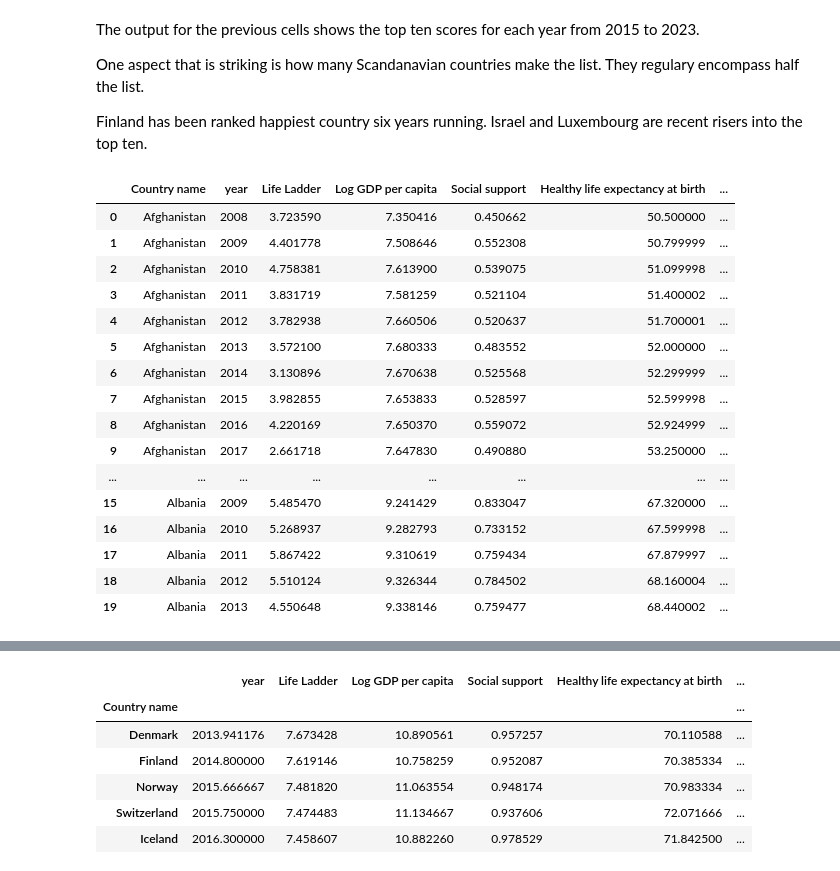
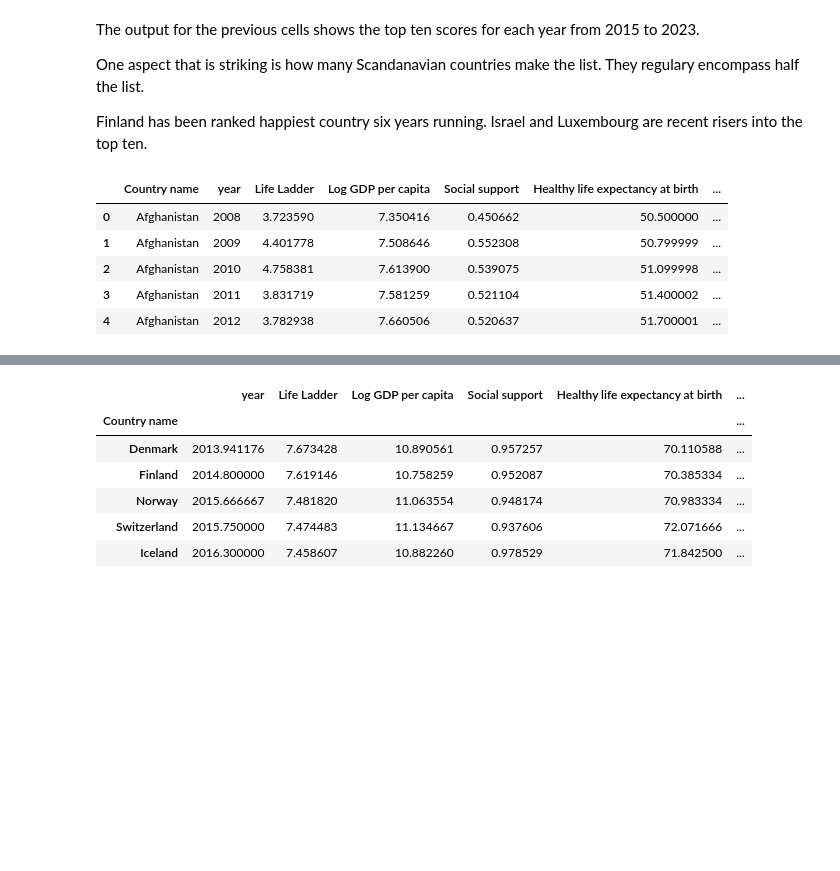
Before and after one commit to jgoldy87/World-Happiness-Report, a Jupyter notebook: WHR_Code.ipynb, the cells around one changed output, grey strips where cells are left out. Cells and saved outputs as stored; diff of their text form; code cells hidden in the pictures; blank space fills up the shorter version.

```diff
--- a/WHR_Code.ipynb
+++ b/WHR_Code.ipynb
@@ -135,25 +137,14 @@ One aspect that is striking is how many Scandanavian countries make the list. Th
 Finland has been ranked happiest country six years running. Israel and Luxembourg are recent risers into the top ten.
 # %%
 all_years = pd.read_excel('All_Years_per_Country.xlsx')
-all_years.head(20)
+all_years.head(5)
 # %% [output]
 |  | Country name | year | Life Ladder | Log GDP per capita | Social support | Healthy life expectancy at birth | ... |
 | 0 | Afghanistan | 2008 | 3.723590 | 7.350416 | 0.450662 | 50.500000 | ... |
 | 1 | Afghanistan | 2009 | 4.401778 | 7.508646 | 0.552308 | 50.799999 | ... |
 | 2 | Afghanistan | 2010 | 4.758381 | 7.613900 | 0.539075 | 51.099998 | ... |
 | 3 | Afghanistan | 2011 | 3.831719 | 7.581259 | 0.521104 | 51.400002 | ... |
 | 4 | Afghanistan | 2012 | 3.782938 | 7.660506 | 0.520637 | 51.700001 | ... |
-| 5 | Afghanistan | 2013 | 3.572100 | 7.680333 | 0.483552 | 52.000000 | ... |
-| 6 | Afghanistan | 2014 | 3.130896 | 7.670638 | 0.525568 | 52.299999 | ... |
-| 7 | Afghanistan | 2015 | 3.982855 | 7.653833 | 0.528597 | 52.599998 | ... |
-| 8 | Afghanistan | 2016 | 4.220169 | 7.650370 | 0.559072 | 52.924999 | ... |
-| 9 | Afghanistan | 2017 | 2.661718 | 7.647830 | 0.490880 | 53.250000 | ... |
-| ... | ... | ... | ... | ... | ... | ... | ... |
-| 15 | Albania | 2009 | 5.485470 | 9.241429 | 0.833047 | 67.320000 | ... |
-| 16 | Albania | 2010 | 5.268937 | 9.282793 | 0.733152 | 67.599998 | ... |
-| 17 | Albania | 2011 | 5.867422 | 9.310619 | 0.759434 | 67.879997 | ... |
-| 18 | Albania | 2012 | 5.510124 | 9.326344 | 0.784502 | 68.160004 | ... |
-| 19 | Albania | 2013 | 4.550648 | 9.338146 | 0.759477 | 68.440002 | ... |
 # %%
 #For Loops that replace NaN values with the average of the previous three years
 
```
Also changed, not shown: parts of 23 cells of this notebook.
